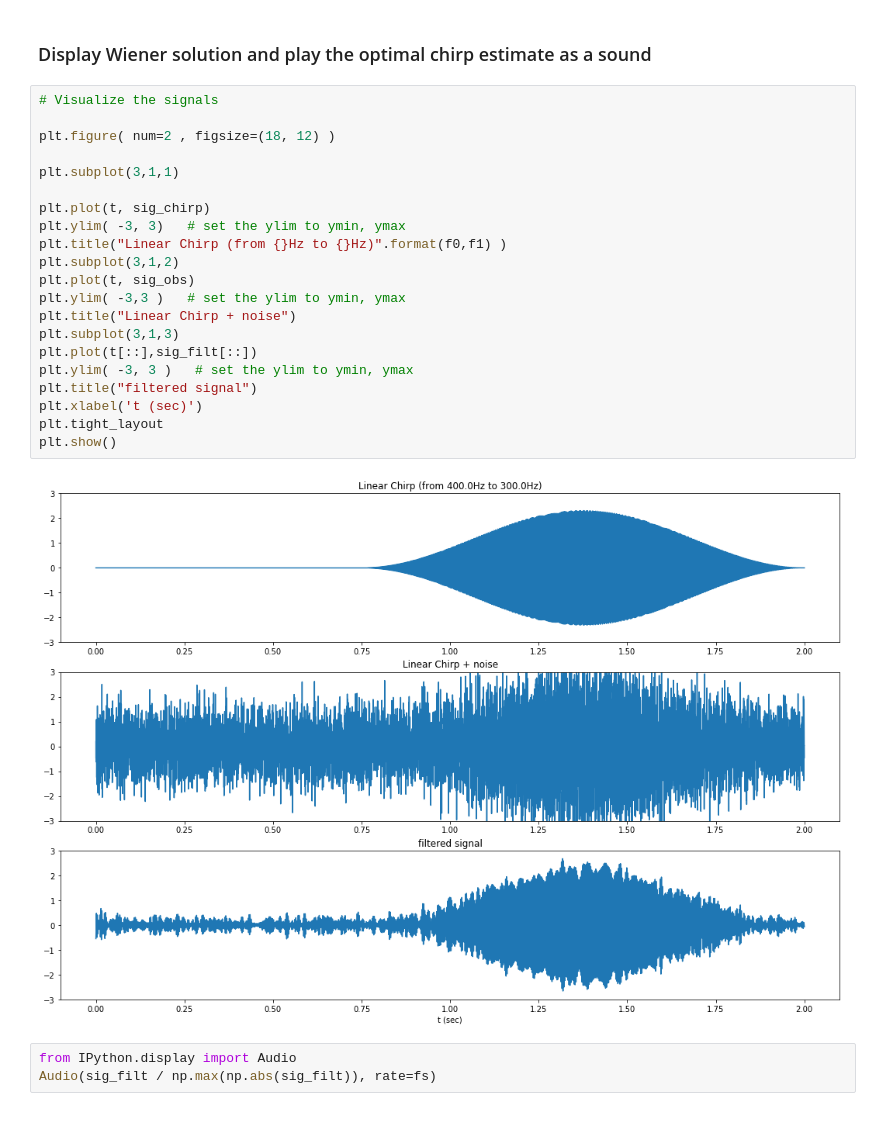
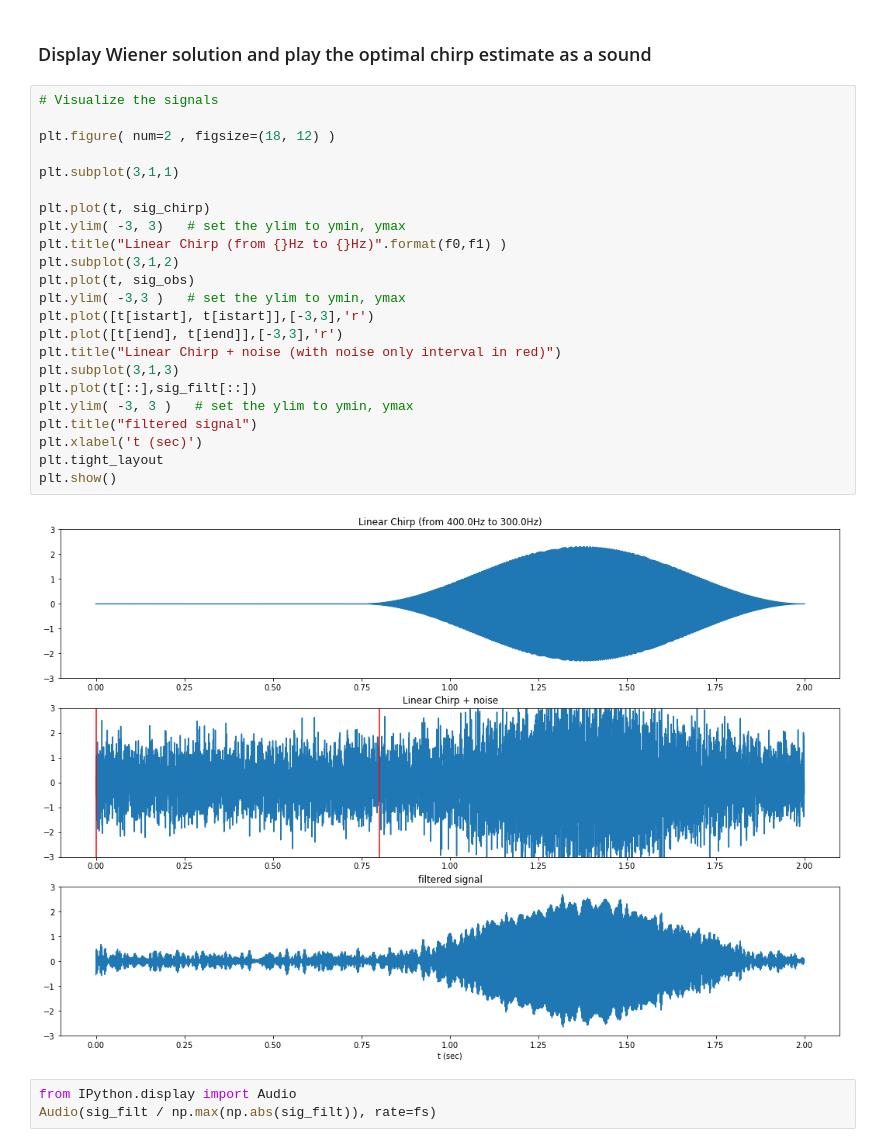
Before and after one commit to fchatelain/ExemplesFLO, a Jupyter notebook: denoising_chirp_Wiener_smoothing.ipynb, the cells around one changed output. Drawn from its saved outputs; the diff is of its cells as text.

```diff
--- a/denoising_chirp_Wiener_smoothing.ipynb
+++ b/denoising_chirp_Wiener_smoothing.ipynb
@@ -129,26 +132,28 @@ sig_filt= sig_filt[:-1] # remove last point to recover original signal shape
 # %%
 # Visualize the signals
 
 plt.figure( num=2 , figsize=(18, 12) )
 
 plt.subplot(3,1,1)
 
 plt.plot(t, sig_chirp)
 plt.ylim( -3, 3)   # set the ylim to ymin, ymax
 plt.title("Linear Chirp (from {}Hz to {}Hz)".format(f0,f1) )
 plt.subplot(3,1,2)
 plt.plot(t, sig_obs)
 plt.ylim( -3,3 )   # set the ylim to ymin, ymax
-plt.title("Linear Chirp + noise")
+plt.plot([t[istart], t[istart]],[-3,3],'r')
+plt.plot([t[iend], t[iend]],[-3,3],'r')
+plt.title("Linear Chirp + noise (with noise only interval in red)")
 plt.subplot(3,1,3)
 plt.plot(t[::],sig_filt[::])
 plt.ylim( -3, 3 )   # set the ylim to ymin, ymax
 plt.title("filtered signal")
 plt.xlabel('t (sec)')
 plt.tight_layout
 plt.show()
 # %% [output]
-[figure, old version]
+[figure, new version]
 # %%
 from IPython.display import Audio
 Audio(sig_filt / np.max(np.abs(sig_filt)), rate=fs)
```
Also changed, not shown: parts of 1 cell of this notebook.
